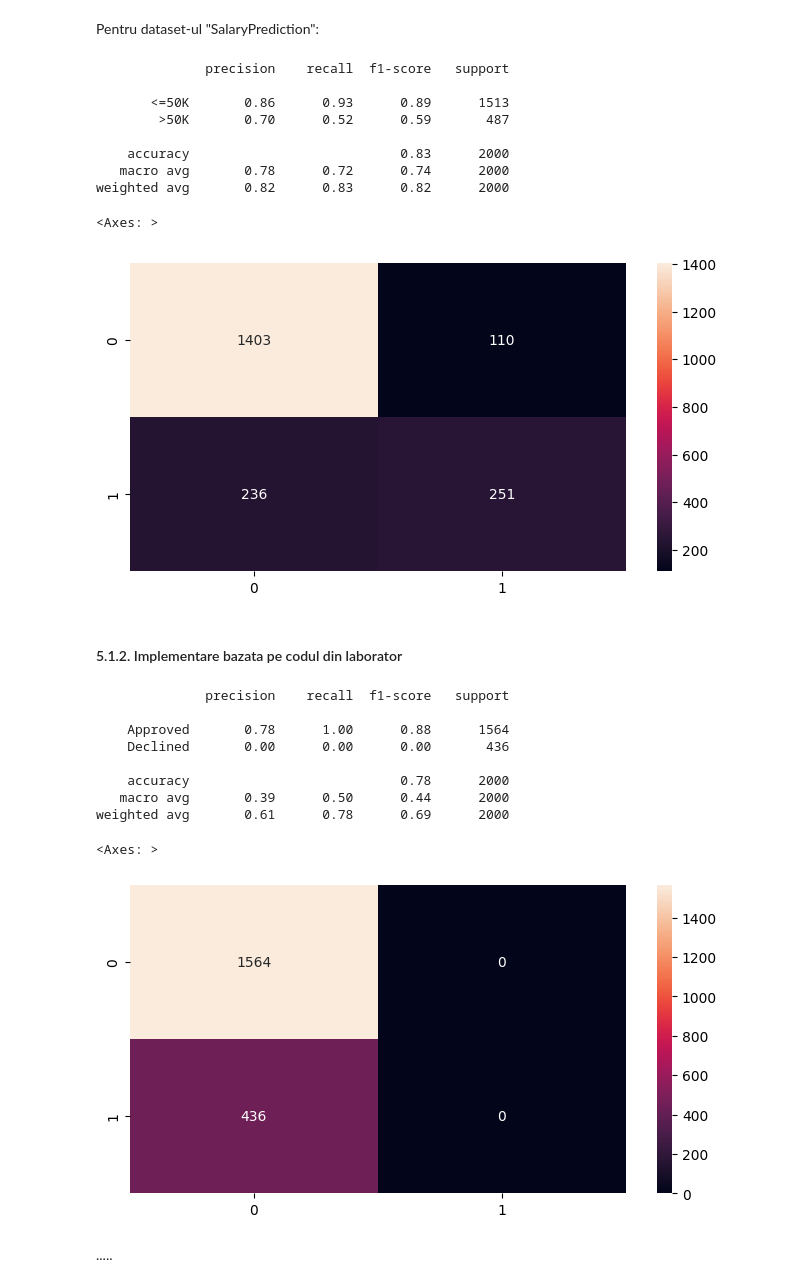
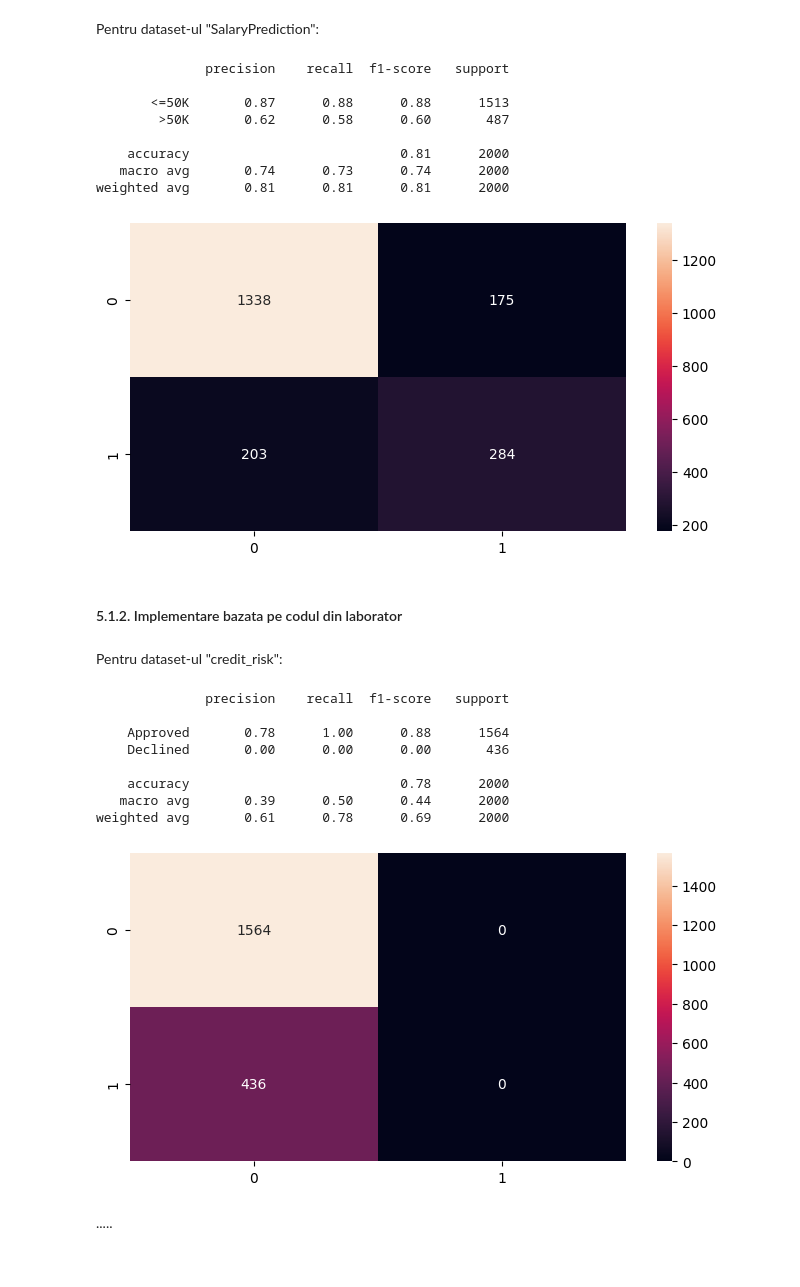
Before and after one commit to AlexLicuriceanu/inteligenta-artificiala, a Jupyter notebook: tema2-ml-aplicat/predictions.ipynb, the cells around one changed output. Drawn from its saved outputs; the diff is of its cells as text; code cells hidden in the pictures.

```diff
--- a/tema2-ml-aplicat/predictions.ipynb
+++ b/tema2-ml-aplicat/predictions.ipynb
@@ -556,43 +518,28 @@ weighted avg       0.90      0.90      0.89      2000
 # %% [markdown]
 Pentru dataset-ul "SalaryPrediction":
-# %%
-sp_X_train = sp_train_df.drop(columns=['money'])
-sp_y_train = sp_train_df['money']
-
-sp_X_test = sp_test_df.drop(columns=['money'])
-sp_y_test = sp_test_df['money']
-
-categorical_columns = sp_X_train.select_dtypes(exclude=['number']).columns
-
-ordinal_encoder = OrdinalEncoder()
-sp_X_train[categorical_columns] = ordinal_encoder.fit_transform(sp_X_train[categorical_columns])
-sp_X_test[categorical_columns] = ordinal_encoder.fit_transform(sp_X_test[categorical_columns])
-
-sp_dtc = DecisionTreeClassifier(
-    max_depth=40,
-    min_samples_leaf=20,
-    criterion='entropy',
-    random_state=0,
-    ccp_alpha=0.0001)
-
-sp_dtc.fit(sp_X_train, sp_y_train)
-
-sp_y_pred = sp_dtc.predict(sp_X_test)
-
-print(classification_report(sp_y_test, sp_y_pred))
-plt.figure(figsize=(8, 4))
-sns.heatmap(confusion_matrix(sp_y_test, sp_y_pred), annot=True, fmt='d')
-# %% [output]
-              precision    recall  f1-score   support
-
-       <=50K       0.86      0.93      0.89      1513
-        >50K       0.70      0.52      0.59       487
-
-    accuracy                           0.83      2000
-   macro avg       0.78      0.72      0.74      2000
-weighted avg       0.82      0.83      0.82      2000
-<Axes: >
-[figure, removed]
+# %%
+sp_dtc = DecisionTreeClassifier(
+    max_depth=40,
+    min_samples_leaf=20,
+    criterion='entropy',
+    random_state=0,
+    ccp_alpha=0.0001,
+    class_weight={'>50K': 0.6, '<=50K': 0.4})
+
+sp_dtc.fit(sp_X_train, sp_y_train)
+sp_y_pred = sp_dtc.predict(sp_X_test)
+
+print_metrics(sp_y_test, sp_y_pred)
+# %% [output]
+              precision    recall  f1-score   support
+
+       <=50K       0.87      0.88      0.88      1513
+        >50K       0.62      0.58      0.60       487
+
+    accuracy                           0.81      2000
+   macro avg       0.74      0.73      0.74      2000
+weighted avg       0.81      0.81      0.81      2000
+[figure, added]
 # %% [markdown]
 #### 5.1.2. Implementare bazata pe codul din laborator
 # %%
@@ -731,15 +667,15 @@ class DecisionTree:
 
     def display(self):
         return self._root.display()
+# %% [markdown]
+Pentru dataset-ul "credit_risk":
 # %%
-cr_id3_dtc = DecisionTree(max_depth=100, min_samples_per_node=80)
+cr_id3_dtc = DecisionTree(max_depth=100, min_samples_per_node=40)
 
 cr_id3_dtc.fit(cr_X_train, cr_y_train)
 cr_id3_y_pred = cr_id3_dtc.predict(cr_X_test)
 
-print(classification_report(cr_y_test, cr_id3_y_pred, zero_division=0))
-plt.figure(figsize=(8, 4))
-sns.heatmap(confusion_matrix(cr_y_test, cr_id3_y_pred), annot=True, fmt='d')
+print_metrics(cr_y_test, cr_id3_y_pred)
 # %% [output]
               precision    recall  f1-score   support
 
@@ -749,7 +685,6 @@ sns.heatmap(confusion_matrix(cr_y_test, cr_id3_y_pred), annot=True, fmt='d')
     accuracy                           0.78      2000
    macro avg       0.39      0.50      0.44      2000
 weighted avg       0.61      0.78      0.69      2000
-<Axes: >
 [figure]
 # %% [markdown]
 .....
```
Also changed, not shown: parts of 47 cells of this notebook, 2 other files.
